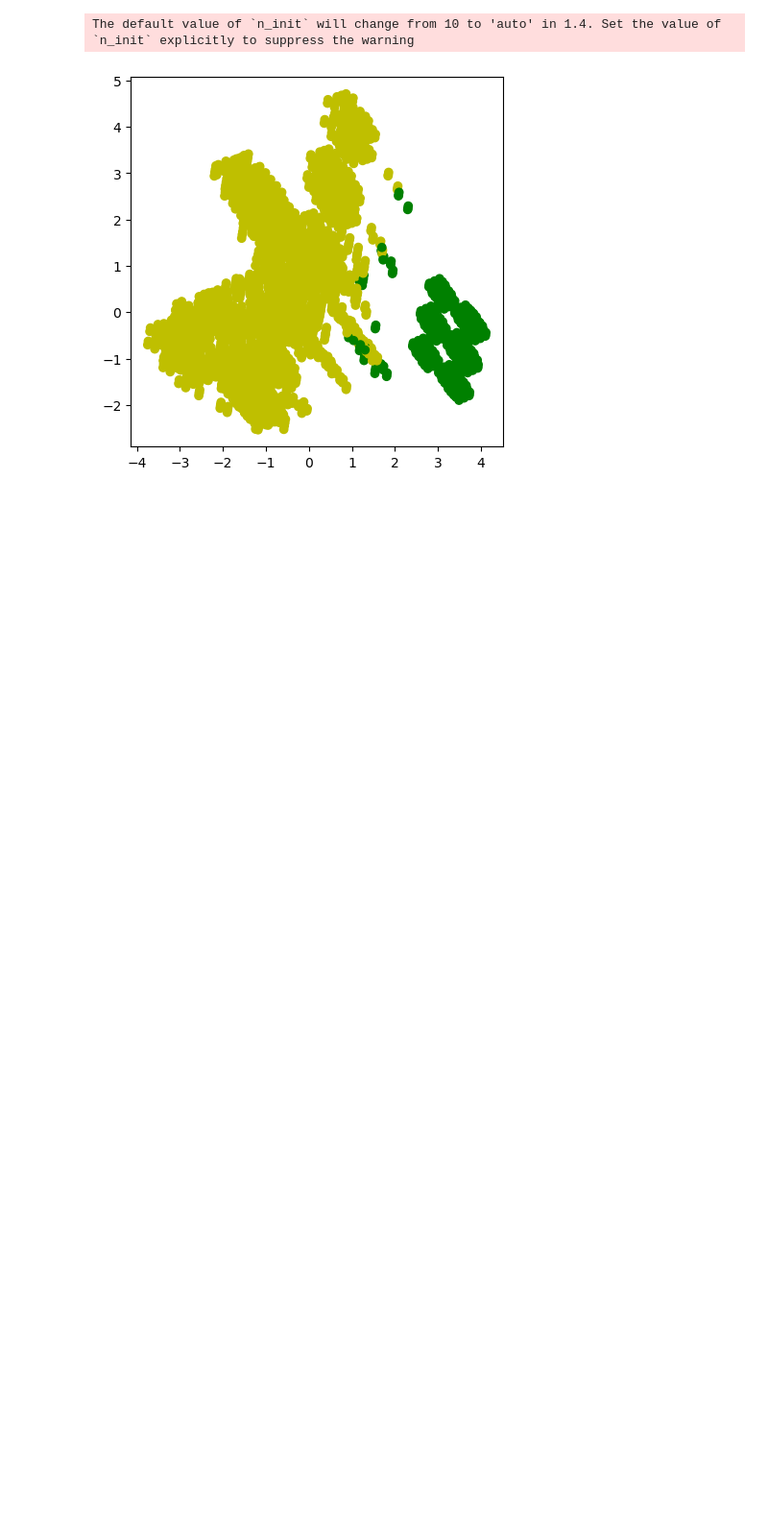
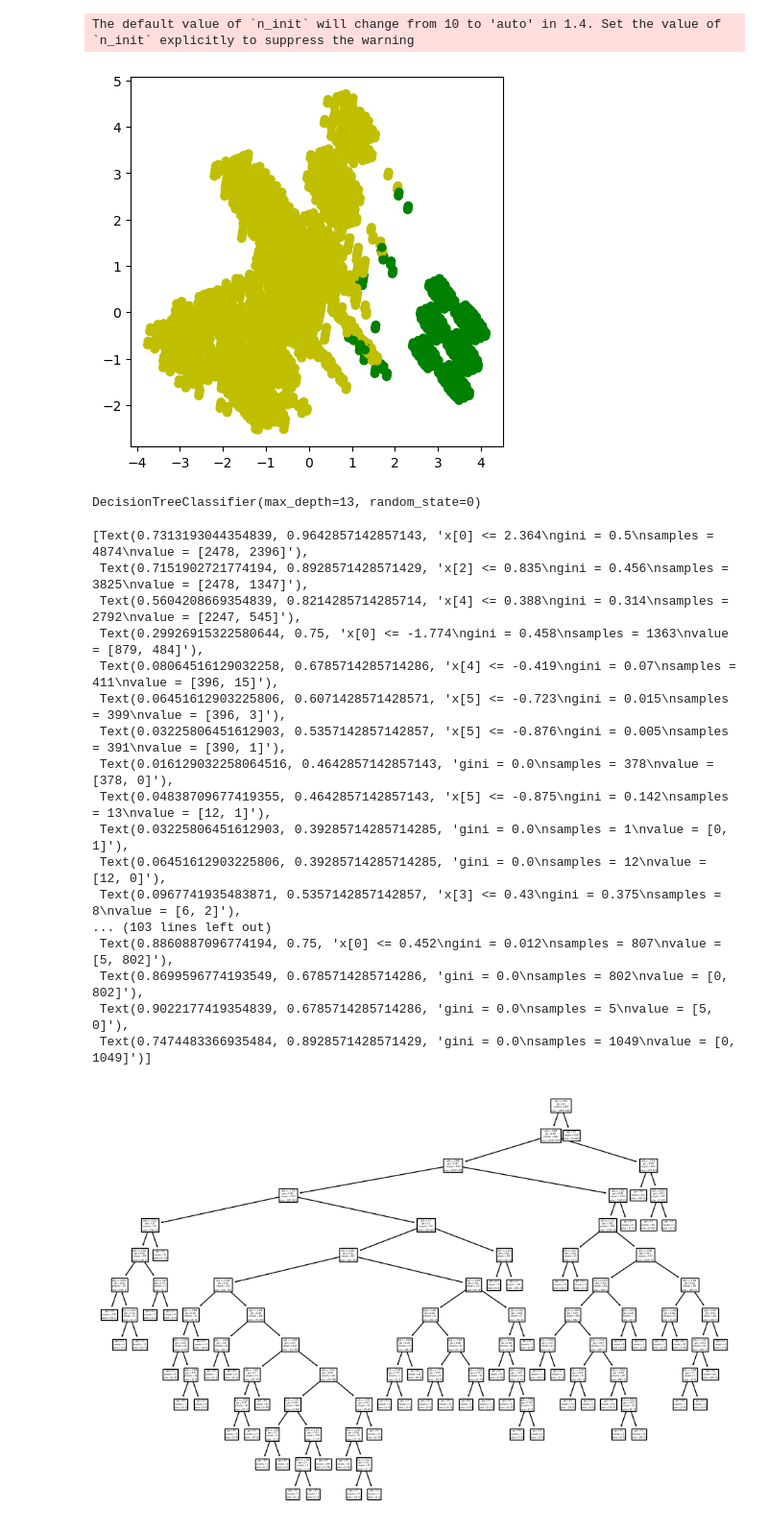
Before and after one commit to sruthik11/Mushroom-Classification_Data-Mining-Final-Project_CSCI-5502, a Jupyter notebook: code/Mushroom_Classification.ipynb, the cells around one changed output. Shown at 96% size. Saved outputs shown, nothing was run; the diff lists cells and outputs as text; code cells hidden in the pictures; blank space fills up the shorter version.

Commit message:
added Decision Tree Classifier

```diff
--- a/code/Mushroom_Classification.ipynb
+++ b/code/Mushroom_Classification.ipynb
@@ -1221,3 +1221,37 @@ plt.show()
 # %% [output]
 The default value of `n_init` will change from 10 to 'auto' in 1.4. Set the value of `n_init` explicitly to suppress the warning
 [figure]
+# %%
+from sklearn.tree import DecisionTreeClassifier
+from sklearn import tree
+from sklearn.metrics import accuracy_score
+clf_gini = DecisionTreeClassifier(criterion='gini', max_depth=13, random_state=0)
+
+
+# fit the model
+clf_gini.fit(X_train, y_train)
+# %% [output]
+DecisionTreeClassifier(max_depth=13, random_state=0)
+# %%
+plt.figure(figsize=(12,8))
+
+tree.plot_tree(clf_gini.fit(X_train, y_train))
+# %% [output]
+[Text(0.7313193044354839, 0.9642857142857143, 'x[0] <= 2.364\ngini = 0.5\nsamples = 4874\nvalue = [2478, 2396]'),
+ Text(0.7151902721774194, 0.8928571428571429, 'x[2] <= 0.835\ngini = 0.456\nsamples = 3825\nvalue = [2478, 1347]'),
+ Text(0.5604208669354839, 0.8214285714285714, 'x[4] <= 0.388\ngini = 0.314\nsamples = 2792\nvalue = [2247, 545]'),
+ Text(0.29926915322580644, 0.75, 'x[0] <= -1.774\ngini = 0.458\nsamples = 1363\nvalue = [879, 484]'),
+ Text(0.08064516129032258, 0.6785714285714286, 'x[4] <= -0.419\ngini = 0.07\nsamples = 411\nvalue = [396, 15]'),
+ Text(0.06451612903225806, 0.6071428571428571, 'x[5] <= -0.723\ngini = 0.015\nsamples = 399\nvalue = [396, 3]'),
+ Text(0.03225806451612903, 0.5357142857142857, 'x[5] <= -0.876\ngini = 0.005\nsamples = 391\nvalue = [390, 1]'),
+ Text(0.016129032258064516, 0.4642857142857143, 'gini = 0.0\nsamples = 378\nvalue = [378, 0]'),
+ Text(0.04838709677419355, 0.4642857142857143, 'x[5] <= -0.875\ngini = 0.142\nsamples = 13\nvalue = [12, 1]'),
+ Text(0.03225806451612903, 0.39285714285714285, 'gini = 0.0\nsamples = 1\nvalue = [0, 1]'),
+ Text(0.06451612903225806, 0.39285714285714285, 'gini = 0.0\nsamples = 12\nvalue = [12, 0]'),
+ Text(0.0967741935483871, 0.5357142857142857, 'x[3] <= 0.43\ngini = 0.375\nsamples = 8\nvalue = [6, 2]'),
+... (103 lines left out)
+ Text(0.8860887096774194, 0.75, 'x[0] <= 0.452\ngini = 0.012\nsamples = 807\nvalue = [5, 802]'),
+ Text(0.8699596774193549, 0.6785714285714286, 'gini = 0.0\nsamples = 802\nvalue = [0, 802]'),
+ Text(0.9022177419354839, 0.6785714285714286, 'gini = 0.0\nsamples = 5\nvalue = [5, 0]'),
+ Text(0.7474483366935484, 0.8928571428571429, 'gini = 0.0\nsamples = 1049\nvalue = [0, 1049]')]
+[figure, added]
```
Also changed, not shown: parts of 3 cells of this notebook.
